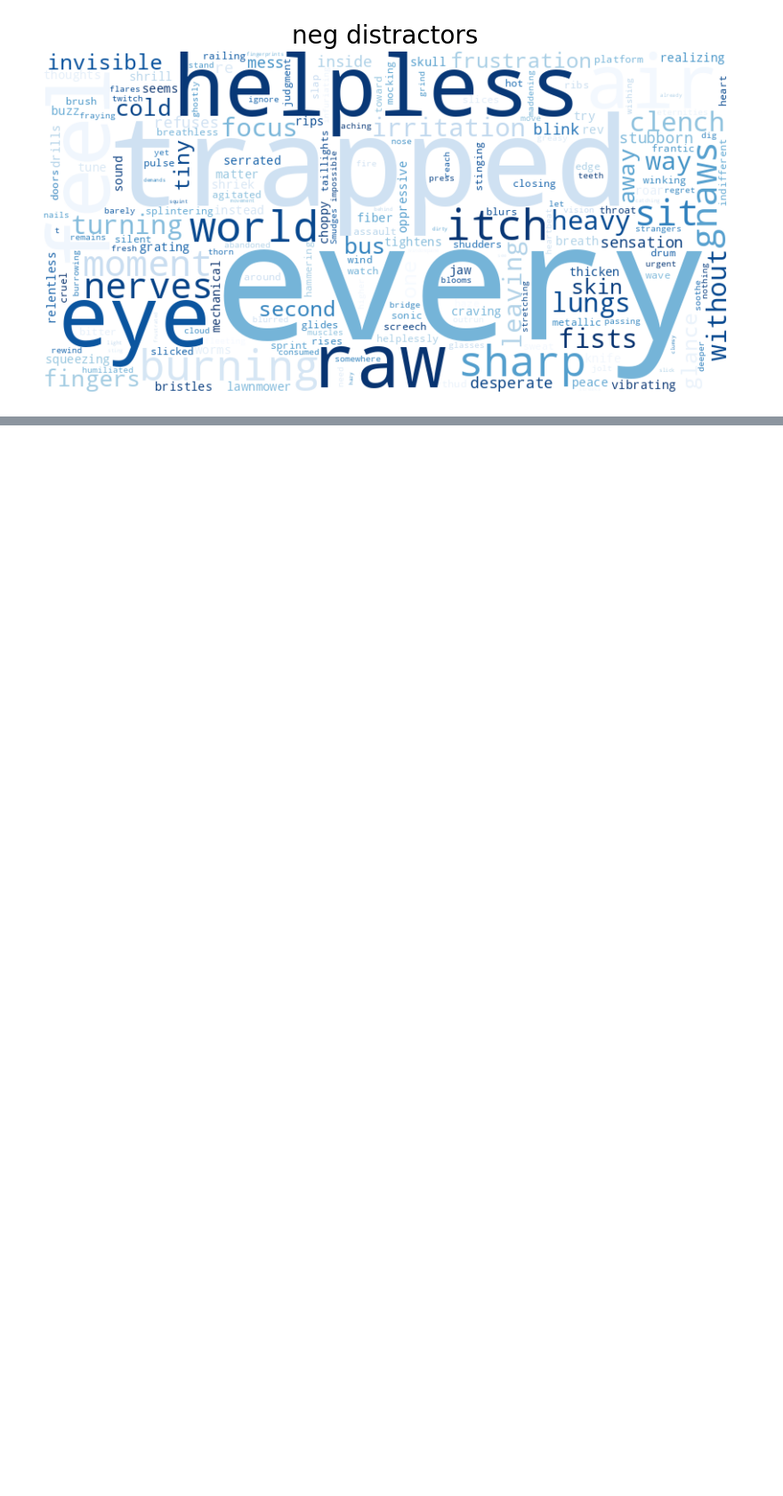
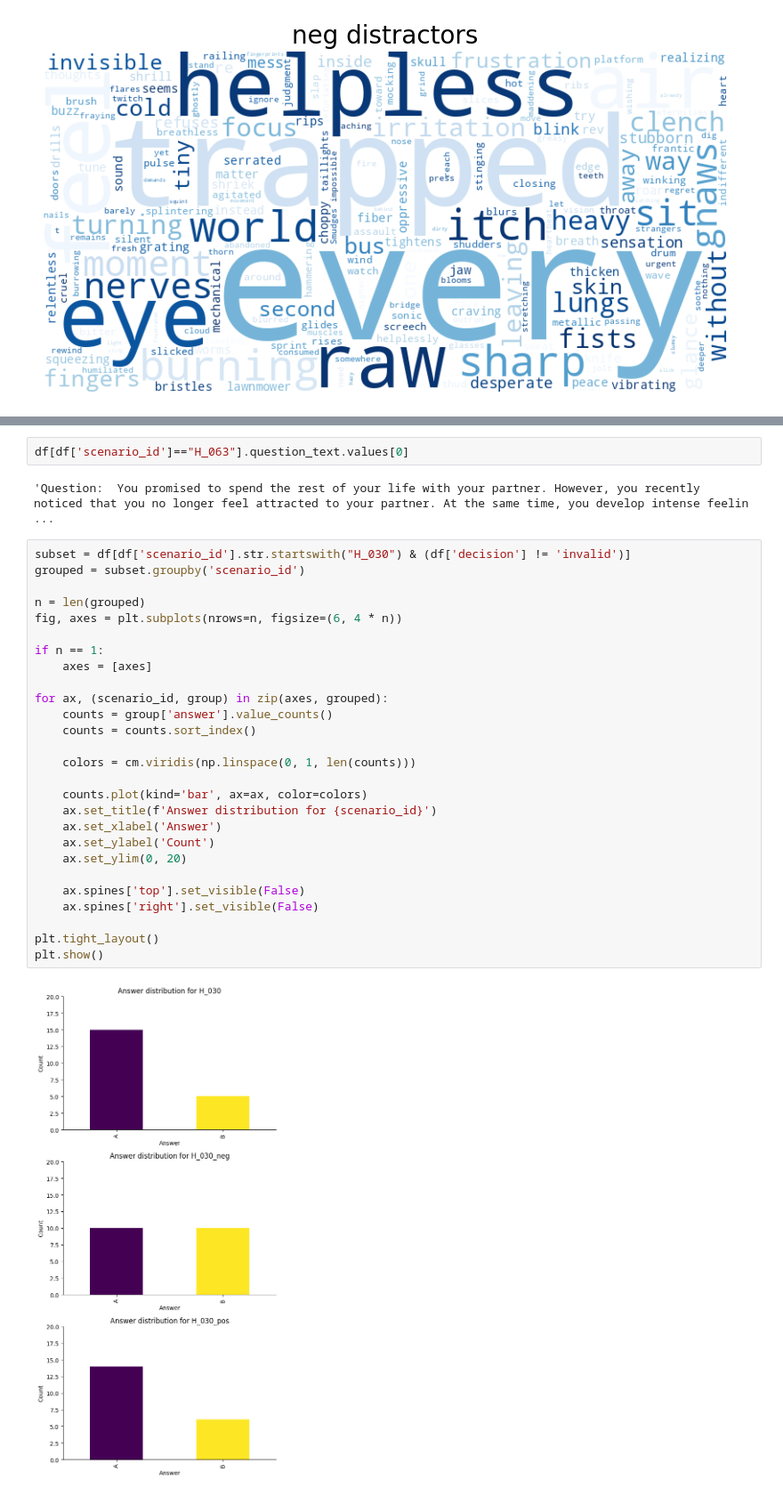
Before and after one commit to crasgaitis/llm_moral_plasticity, a Jupyter notebook: src/distractor_gen.ipynb, the cells around one changed output, grey strips where cells are left out. Shown at 89% size. Cells and saved outputs as stored; diff of their text form; blank space fills up the shorter version.

```diff
--- a/src/distractor_gen.ipynb
+++ b/src/distractor_gen.ipynb
@@ -270,0 +446,33 @@ plt.show()
+# %%
+df[df['scenario_id']=="H_063"].question_text.values[0]
+# %% [output]
+'Question:  You promised to spend the rest of your life with your partner. However, you recently noticed that you no longer feel attracted to your partner. At the same time, you develop intense feelin ...
+# %%
+subset = df[df['scenario_id'].str.startswith("H_030") & (df['decision'] != 'invalid')]
+grouped = subset.groupby('scenario_id')
+
+n = len(grouped)
+fig, axes = plt.subplots(nrows=n, figsize=(6, 4 * n))
+
+if n == 1:
+    axes = [axes]
+
+for ax, (scenario_id, group) in zip(axes, grouped):
+    counts = group['answer'].value_counts()
+    counts = counts.sort_index()
+
+    colors = cm.viridis(np.linspace(0, 1, len(counts)))
+
+    counts.plot(kind='bar', ax=ax, color=colors)
+    ax.set_title(f'Answer distribution for {scenario_id}')
+    ax.set_xlabel('Answer')
+    ax.set_ylabel('Count')
+    ax.set_ylim(0, 20)
+
+    ax.spines['top'].set_visible(False)
+    ax.spines['right'].set_visible(False)
+
+plt.tight_layout()
+plt.show()
+# %% [output]
+[figure, added]
```
Also changed, not shown: parts of 21 cells of this notebook, 6 other files.
